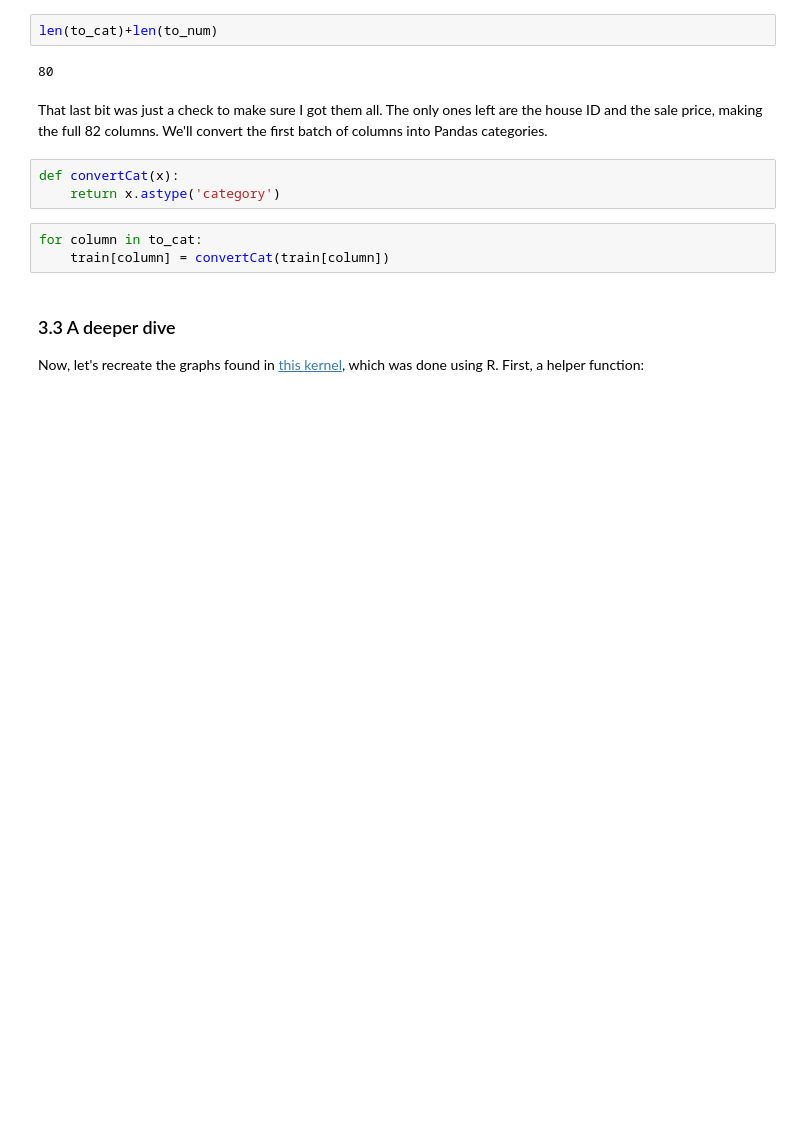
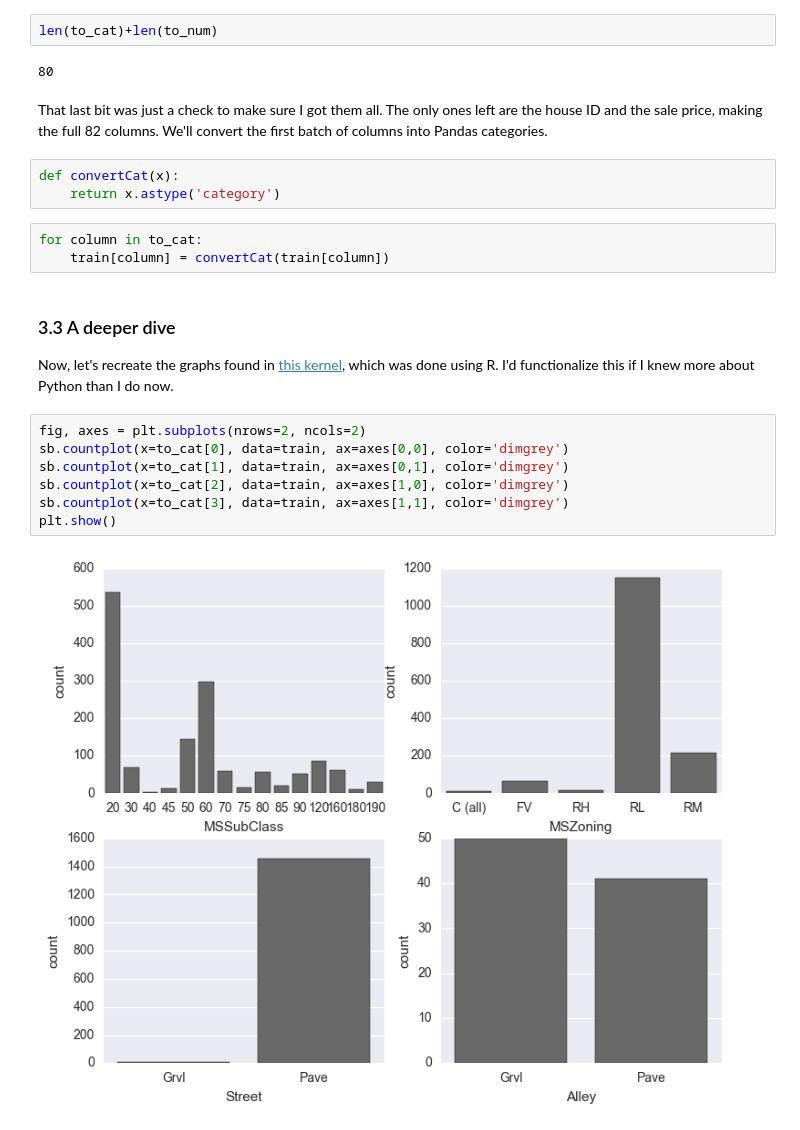
Before and after one commit to jdunavin/Homes, a Jupyter notebook: Ames IA home prices.ipynb, the cells around one changed output. Cells and saved outputs as stored; diff of their text form; blank space fills up the shorter version.

Commit message:
Update 20161219
Added some more exploratory graphs

```diff
--- a/Ames IA home prices.ipynb
+++ b/Ames IA home prices.ipynb
@@ -173,4 +173,13 @@ for column in to_cat:
 # %% [markdown]
 ### 3.3 A deeper dive
 
-Now, let's recreate the graphs found in [this kernel](https://www.kaggle.com/notaapple/house-prices-advanced-regression-techniques/detailed-exploratory-data-analysis-using-r/comments), which was done using R. First, a helper function:
+Now, let's recreate the graphs found in [this kernel](https://www.kaggle.com/notaapple/house-prices-advanced-regression-techniques/detailed-exploratory-data-analysis-using-r/comments), which was done using R. I'd functionalize this if I knew more about Python than I do now.
+# %%
+fig, axes = plt.subplots(nrows=2, ncols=2)
+sb.countplot(x=to_cat[0], data=train, ax=axes[0,0], color='dimgrey')
+sb.countplot(x=to_cat[1], data=train, ax=axes[0,1], color='dimgrey')
+sb.countplot(x=to_cat[2], data=train, ax=axes[1,0], color='dimgrey')
+sb.countplot(x=to_cat[3], data=train, ax=axes[1,1], color='dimgrey')
+plt.show()
+# %% [output]
+[figure, added]
```
Also changed, not shown: parts of 3 cells of this notebook.
